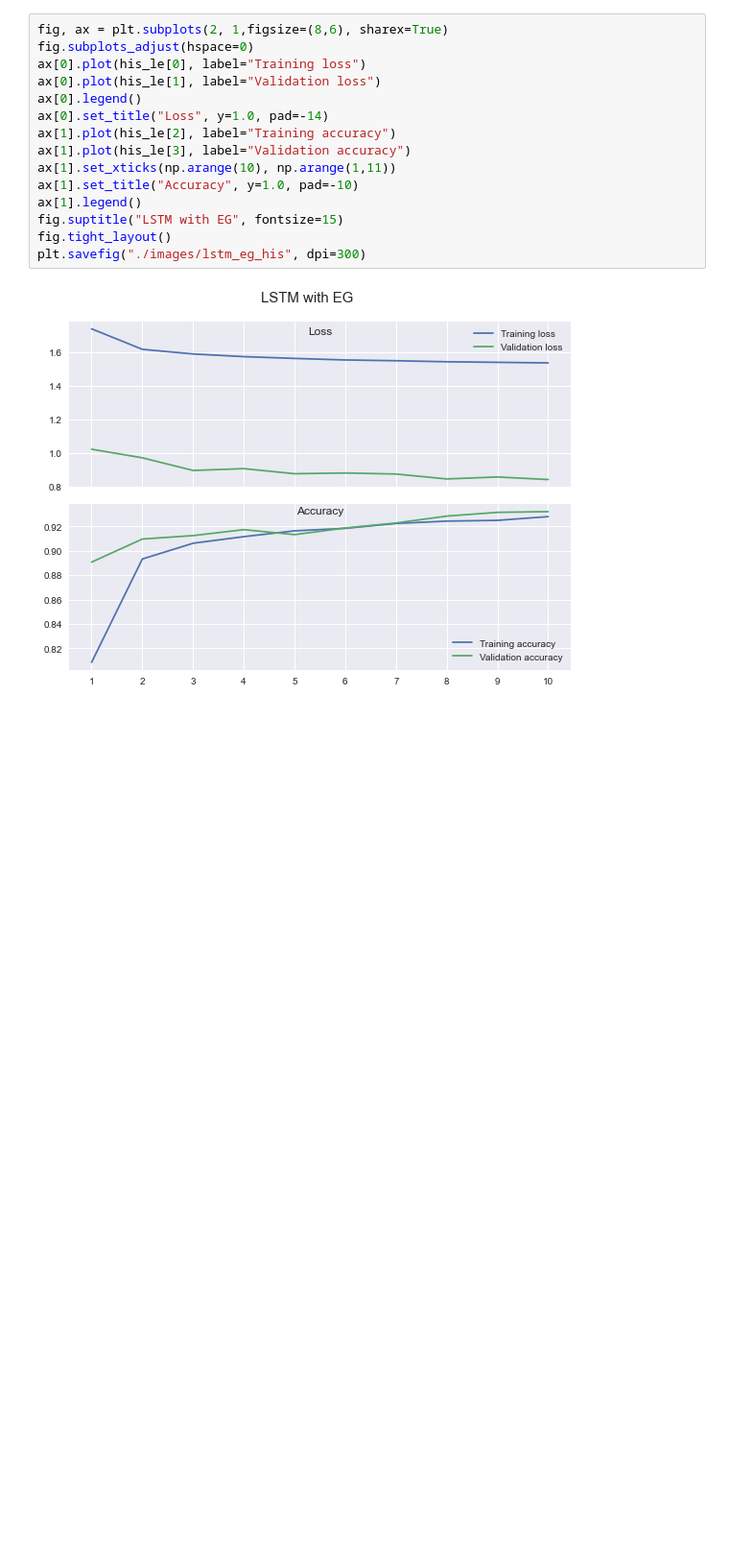
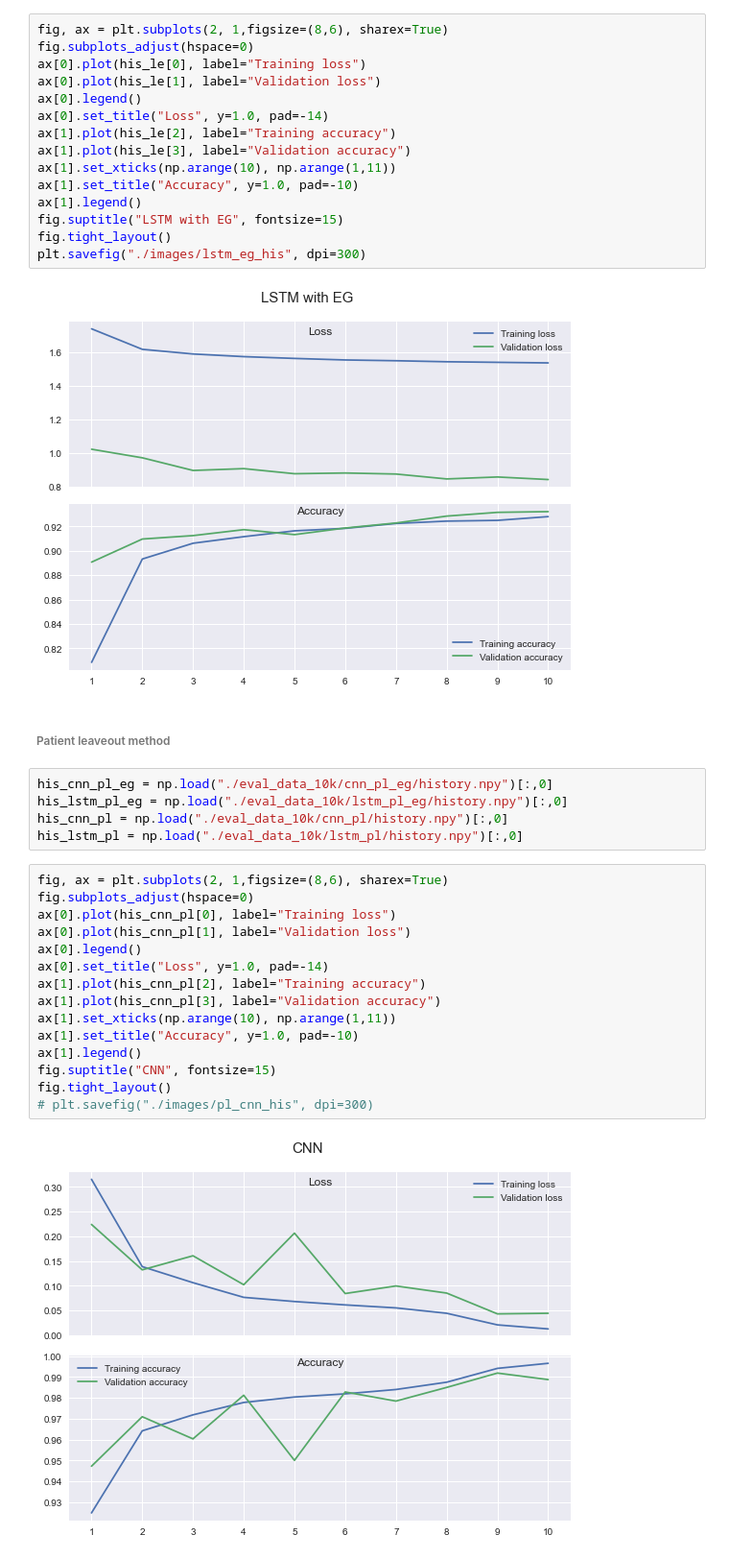
Before and after one commit to anurajt-cloud/level4_dissertation, a Jupyter notebook: graphs.ipynb, the cells around one changed output. Shown at 96% size. Cells and saved outputs as stored; diff of their text form; blank space fills up the shorter version.

Commit message:
more graphs

```diff
--- a/graphs.ipynb
+++ b/graphs.ipynb
@@ -883,3 +885,27 @@ fig.tight_layout()
 plt.savefig("./images/lstm_eg_his", dpi=300)
 # %% [output]
 [figure]
+# %% [markdown]
+###### Patient leaveout method
+# %%
+his_cnn_pl_eg = np.load("./eval_data_10k/cnn_pl_eg/history.npy")[:,0]
+his_lstm_pl_eg = np.load("./eval_data_10k/lstm_pl_eg/history.npy")[:,0]
+his_cnn_pl = np.load("./eval_data_10k/cnn_pl/history.npy")[:,0]
+his_lstm_pl = np.load("./eval_data_10k/lstm_pl/history.npy")[:,0]
+# %%
+fig, ax = plt.subplots(2, 1,figsize=(8,6), sharex=True)
+fig.subplots_adjust(hspace=0)
+ax[0].plot(his_cnn_pl[0], label="Training loss")
+ax[0].plot(his_cnn_pl[1], label="Validation loss")
+ax[0].legend()
+ax[0].set_title("Loss", y=1.0, pad=-14)
+ax[1].plot(his_cnn_pl[2], label="Training accuracy")
+ax[1].plot(his_cnn_pl[3], label="Validation accuracy")
+ax[1].set_xticks(np.arange(10), np.arange(1,11))
+ax[1].set_title("Accuracy", y=1.0, pad=-10)
+ax[1].legend()
+fig.suptitle("CNN", fontsize=15)
+fig.tight_layout()
+# plt.savefig("./images/pl_cnn_his", dpi=300)
+# %% [output]
+[figure, added]
```
Also changed, not shown: parts of 4 cells of this notebook.
